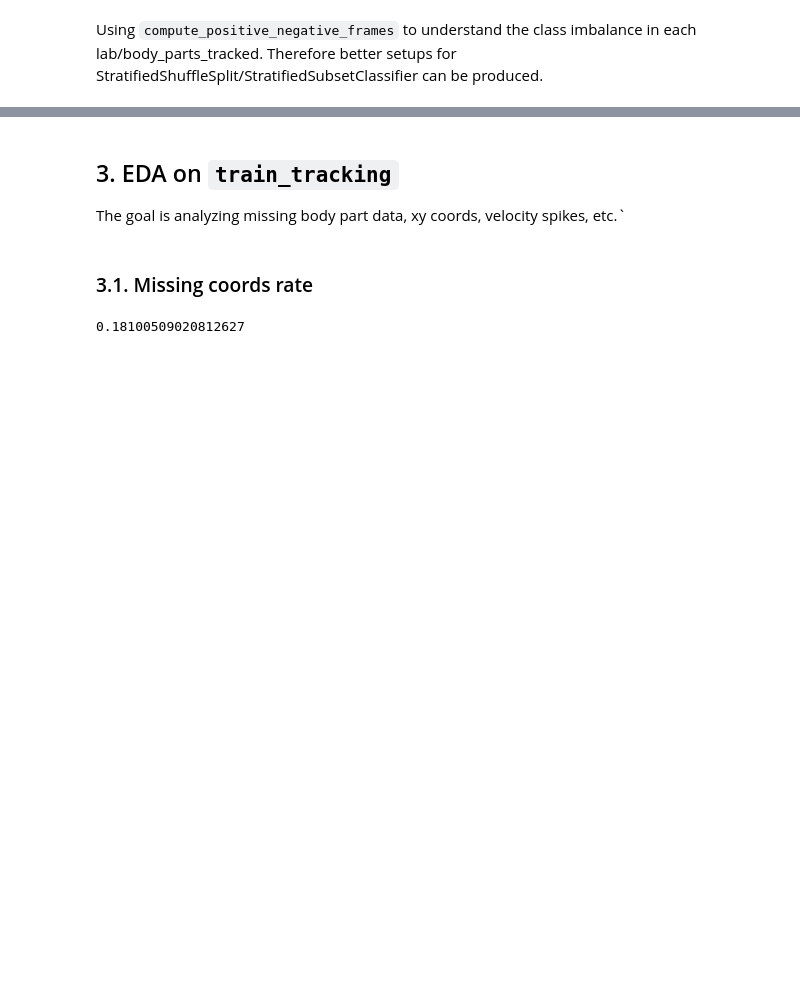
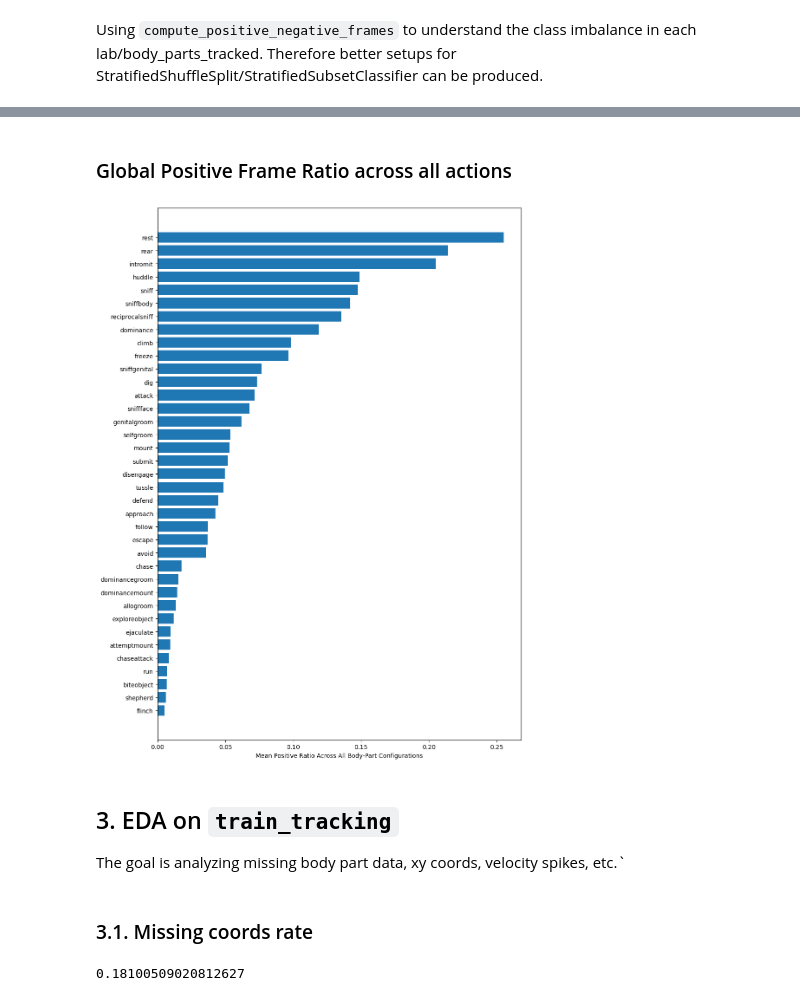
Before and after one commit to VanVu1306/social-action-recognition-in-mice, a Jupyter notebook: observe.ipynb, the cells around one changed output, grey strips where cells are left out. Drawn from its saved outputs; the diff is of its cells as text; code cells hidden in the pictures; blank space fills up the shorter version.

```diff
--- a/observe.ipynb
+++ b/observe.ipynb
@@ -465,3 +610,32 @@ summary.head(20)
+# %% [markdown]
+### Global Positive Frame Ratio across all actions
+# %%
+# Merge all summaries into one DataFrame
+all_summaries = []
+for bp_group, info in bp_results.items():
+    df = info["summary"].copy()
+    df["bp_group"] = bp_group
+    all_summaries.append(df)
+
+all_summaries = pd.concat(all_summaries).reset_index()
+
+# Compute mean positive ratio per action
+action_ratio = (
+    all_summaries.groupby("action")["positive_ratio"]
+    .mean()
+    .sort_values(ascending=True)
+)
+
+plt.figure(figsize=(10, 13))
+plt.barh(action_ratio.index, action_ratio.values)
+
+plt.xlabel("Mean Positive Ratio Across All Body-Part Configurations")
+# plt.ylabel("Action")
+# plt.title("Global Action Imbalance: Positive Ratio per Action")
+plt.tight_layout()
+plt.show()
+# %% [output]
+[figure, added]
 # %% [markdown]
 ## 3. EDA on `train_tracking`
 
```
Also changed, not shown: parts of 7 cells of this notebook.
